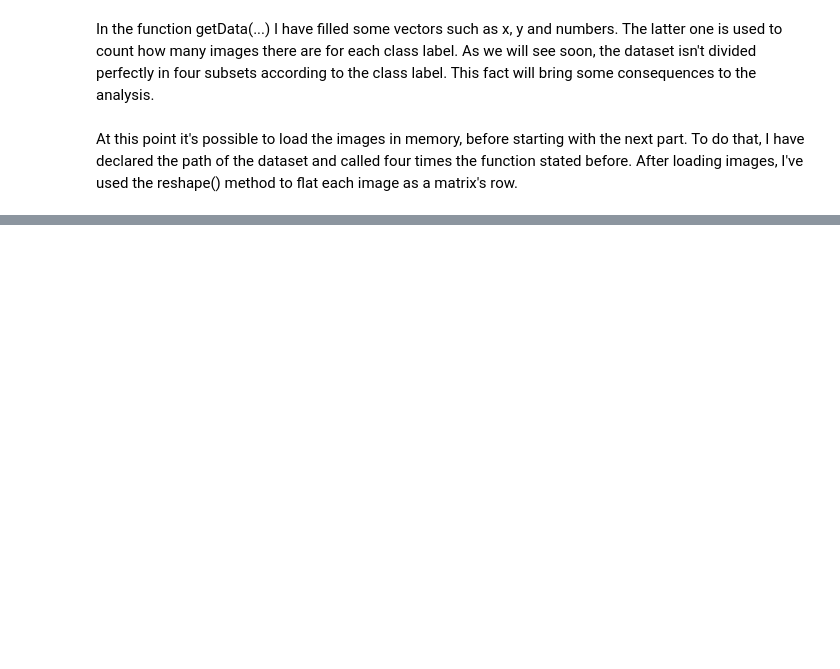
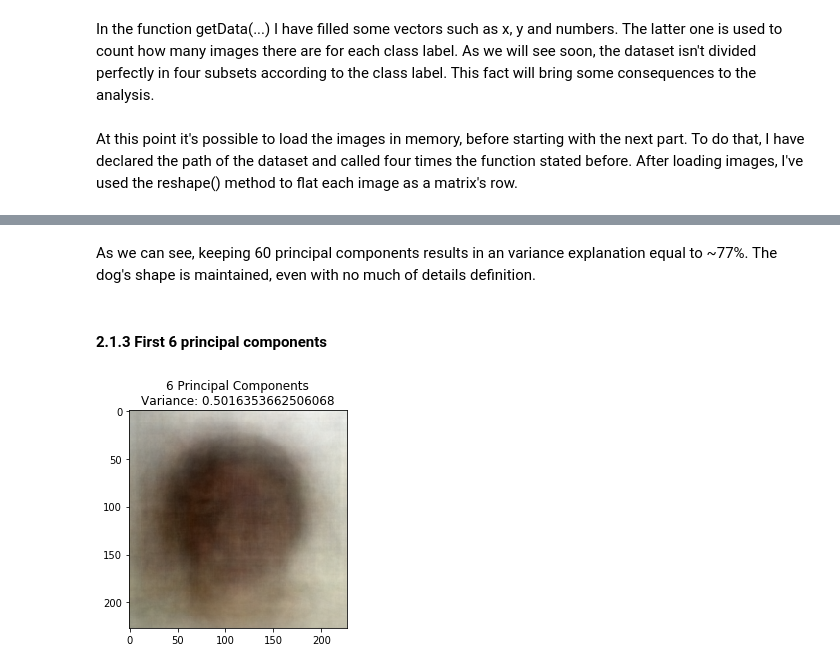
Before and after one commit to Marlowess/ML_AI_HW_1, a Jupyter notebook: homework1_notebook.ipynb, the cells around one changed output, grey strips where cells are left out. Saved outputs shown, nothing was run; the diff lists cells and outputs as text; code cells hidden in the pictures; blank space fills up the shorter version.

```diff
--- a/homework1_notebook.ipynb
+++ b/homework1_notebook.ipynb
@@ -78,0 +150,10 @@ x_r = scaler.fit_transform(x_r)
+# %% [markdown]
+As we can see, keeping 60 principal components results in an variance explanation equal to ~77%. The dog's shape is maintained, even with no much of details definition.
+# %% [markdown]
+#### 2.1.3 First 6 principal components
+# %%
+X_R_6, variance6 = getPCResults(X_t, copy.copy(my_pca), 0, 6)
+img_6 = getReprojectedImage(X_R_6, scaler)
+plotImage(img_6, variance6, 6)
+# %% [output]
+[figure, added]
```
Also changed, not shown: parts of 41 cells of this notebook, 1 other file.
